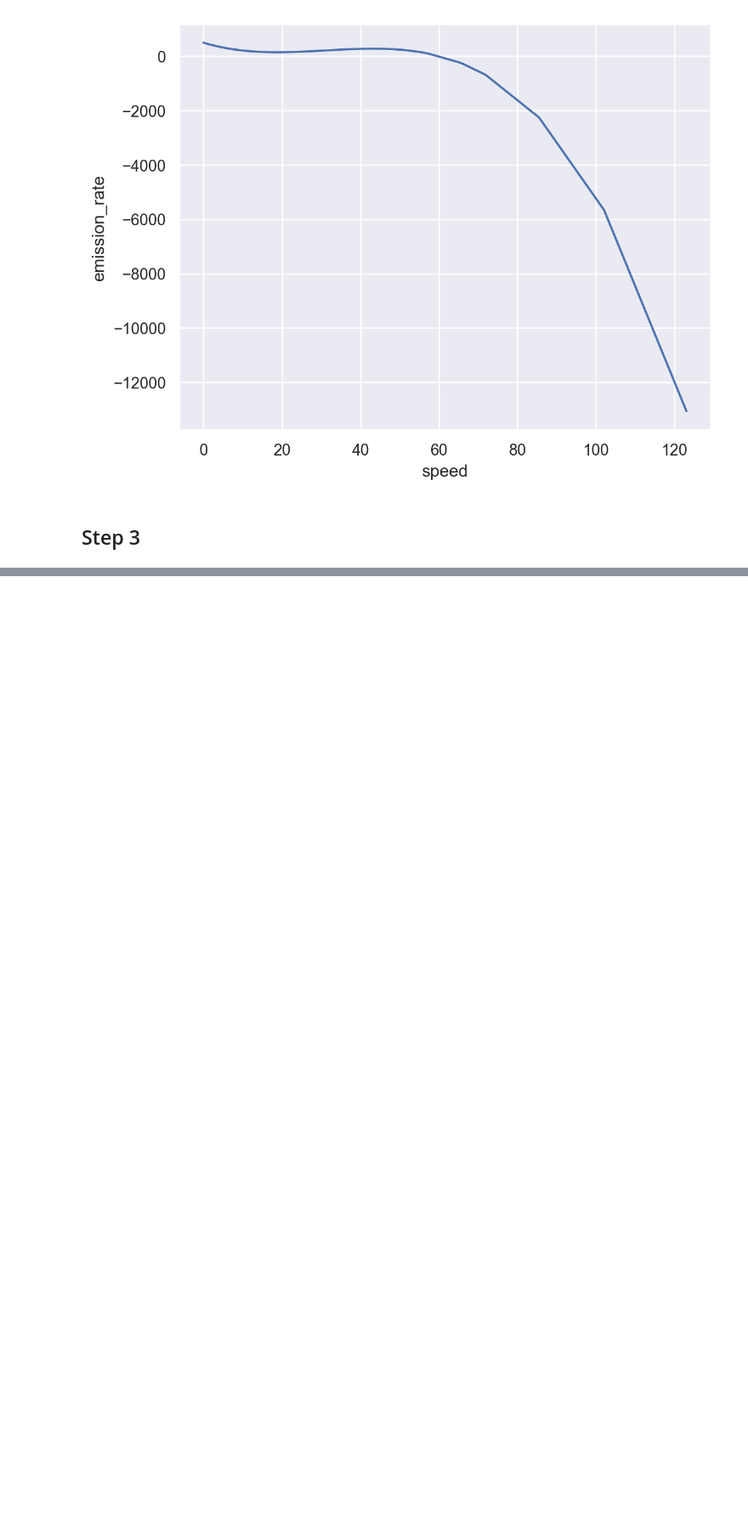
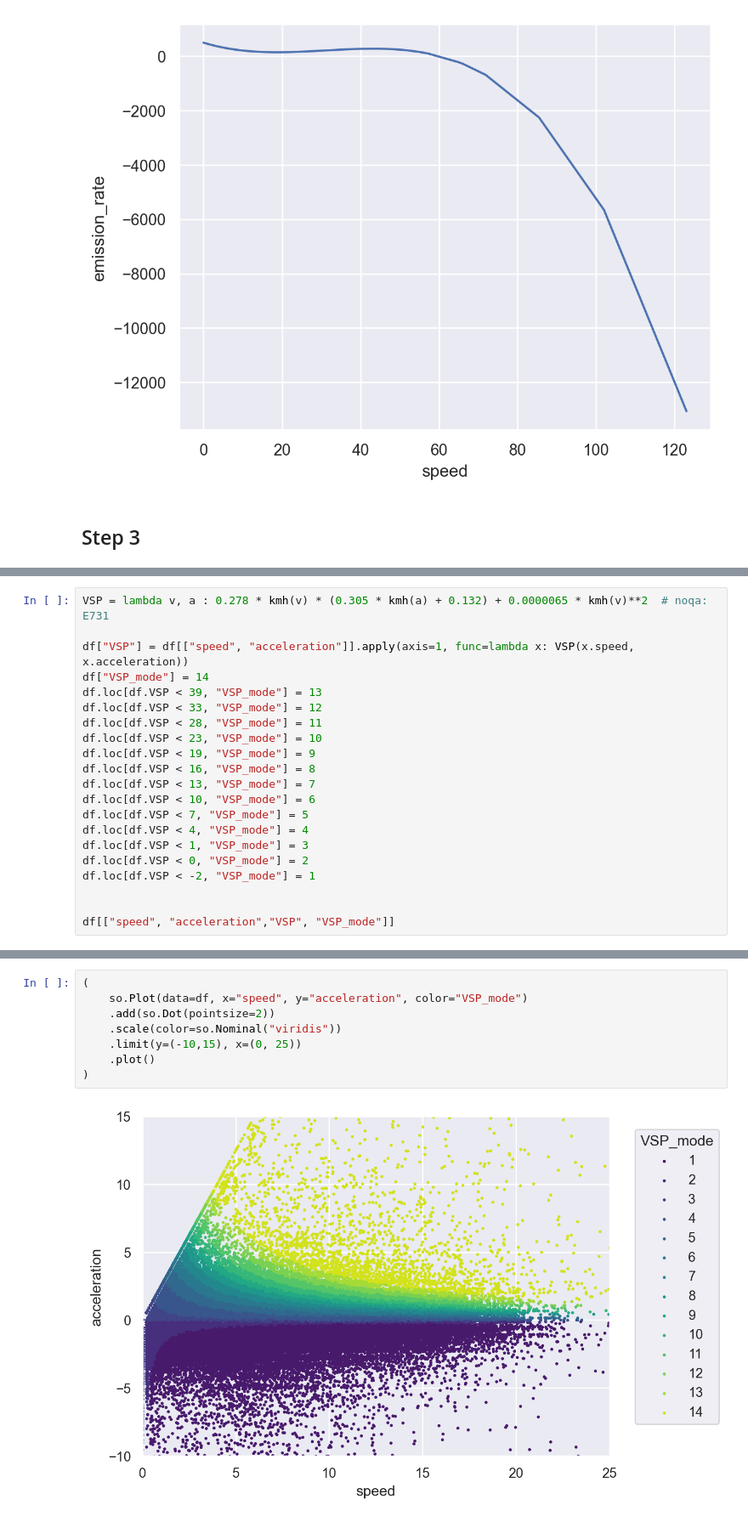
Before and after one commit to s221568/Trafic, a Jupyter notebook: Lab 2/JA.ipynb, the cells around one changed output, grey strips where cells are left out. Shown at 85% size. Drawn from its saved outputs; the diff is of its cells as text; blank space fills up the shorter version.

```diff
--- a/Lab 2/JA.ipynb
+++ b/Lab 2/JA.ipynb
@@ -215,0 +210,21 @@ display(sanity_check)
+# %%
+VSP = lambda v, a : 0.278 * kmh(v) * (0.305 * kmh(a) + 0.132) + 0.0000065 * kmh(v)**2  # noqa: E731
+
+df["VSP"] = df[["speed", "acceleration"]].apply(axis=1, func=lambda x: VSP(x.speed, x.acceleration))
+df["VSP_mode"] = 14
+df.loc[df.VSP < 39, "VSP_mode"] = 13
+df.loc[df.VSP < 33, "VSP_mode"] = 12
+df.loc[df.VSP < 28, "VSP_mode"] = 11
+df.loc[df.VSP < 23, "VSP_mode"] = 10
+df.loc[df.VSP < 19, "VSP_mode"] = 9
+df.loc[df.VSP < 16, "VSP_mode"] = 8
+df.loc[df.VSP < 13, "VSP_mode"] = 7
+df.loc[df.VSP < 10, "VSP_mode"] = 6
+df.loc[df.VSP < 7, "VSP_mode"] = 5
+df.loc[df.VSP < 4, "VSP_mode"] = 4
+df.loc[df.VSP < 1, "VSP_mode"] = 3
+df.loc[df.VSP < 0, "VSP_mode"] = 2
+df.loc[df.VSP < -2, "VSP_mode"] = 1
+
+
+df[["speed", "acceleration","VSP", "VSP_mode"]]
@@ -215,0 +245,10 @@ display(sanity_check)
+# %%
+(
+    so.Plot(data=df, x="speed", y="acceleration", color="VSP_mode")
+    .add(so.Dot(pointsize=2))
+    .scale(color=so.Nominal("viridis"))
+    .limit(y=(-10,15), x=(0, 25))
+    .plot()
+)
+# %% [output]
+[figure, added]
```
Also changed, not shown: parts of 11 cells of this notebook.
